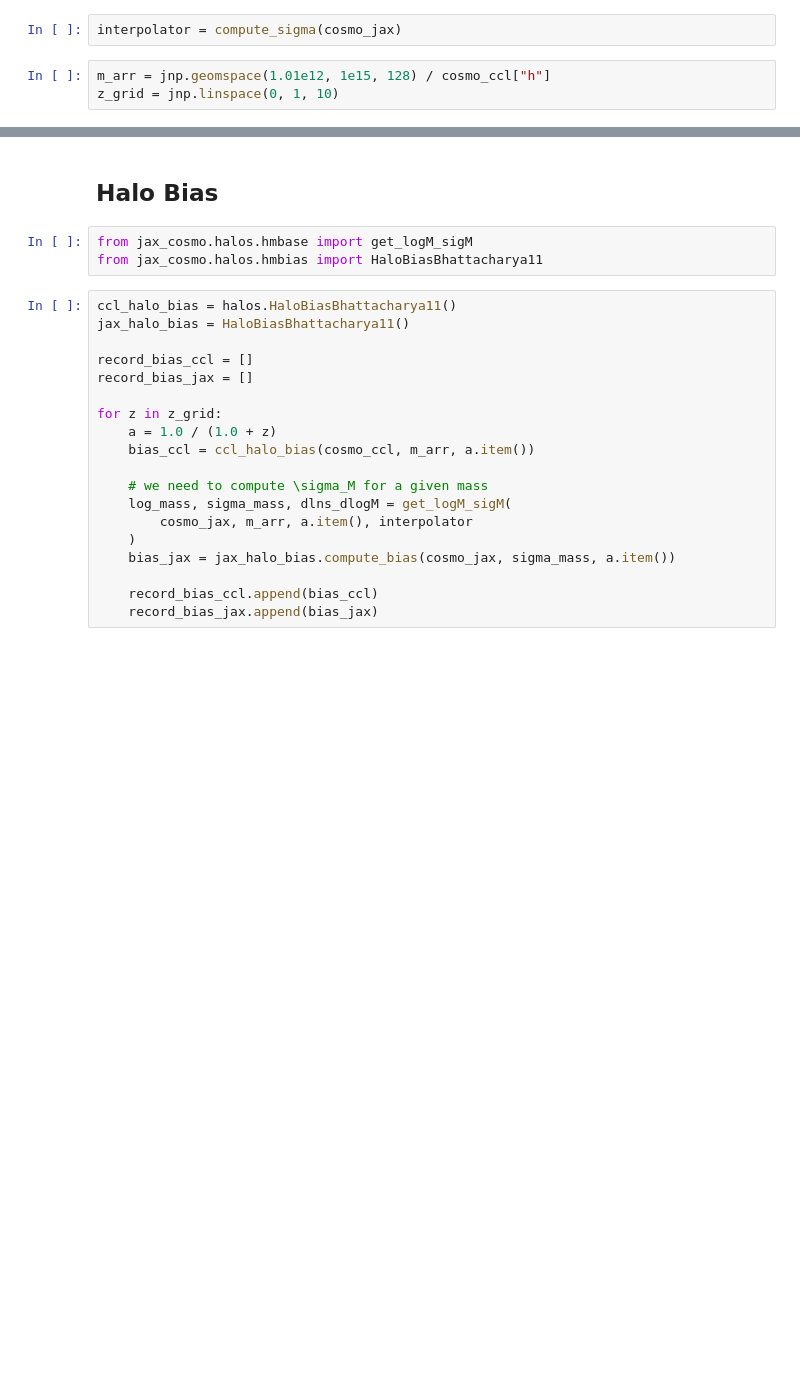
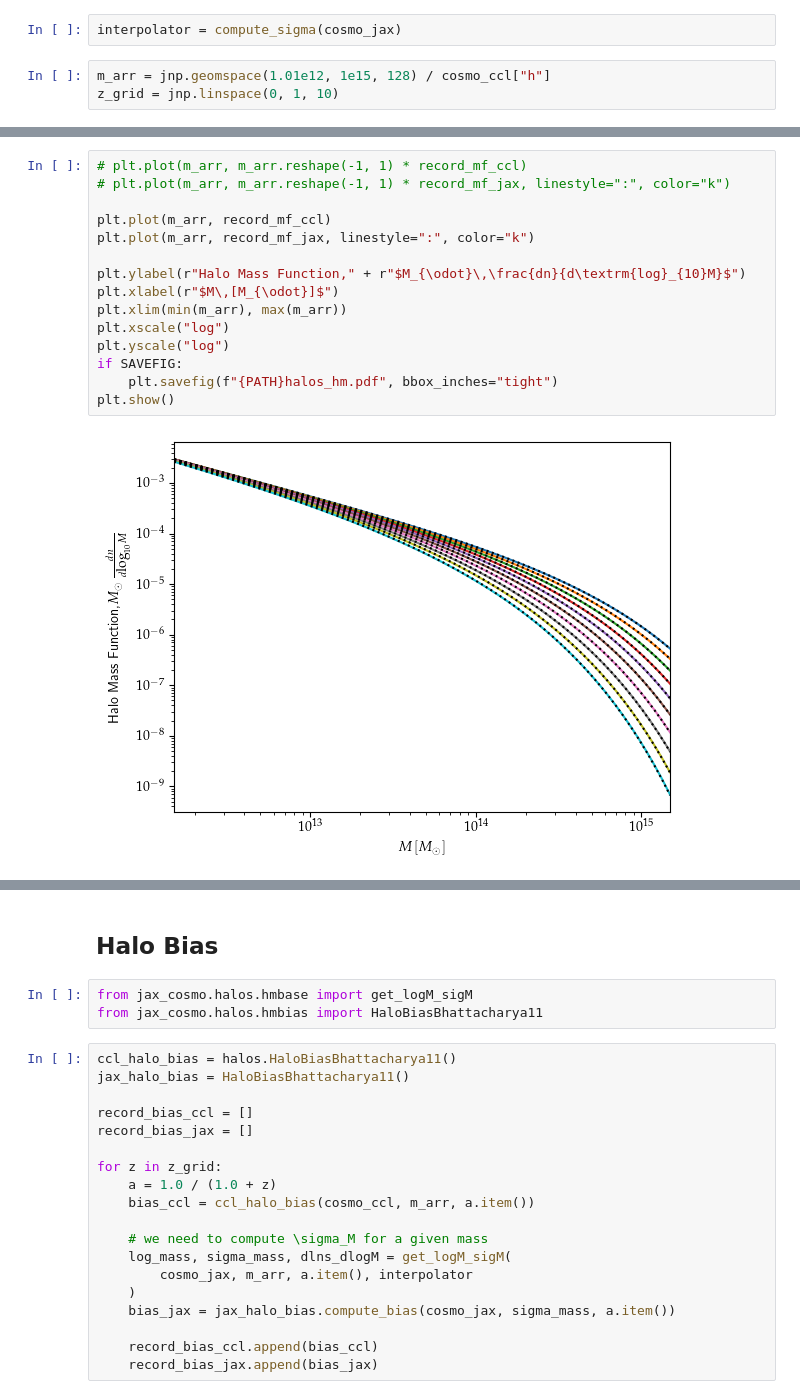
Before and after one commit to Harry45/jaxccl, a Jupyter notebook: notebook_hmfunc.ipynb, the cells around one changed output, grey strips where cells are left out. Drawn from its saved outputs; the diff is of its cells as text; blank space fills up the shorter version.

```diff
--- a/notebook_hmfunc.ipynb
+++ b/notebook_hmfunc.ipynb
@@ -72,6 +75,23 @@ for z in z_grid:
 
 record_mf_ccl = jnp.asarray(record_mf_ccl).T
 record_mf_jax = jnp.asarray(record_mf_jax).T
+# %%
+# plt.plot(m_arr, m_arr.reshape(-1, 1) * record_mf_ccl)
+# plt.plot(m_arr, m_arr.reshape(-1, 1) * record_mf_jax, linestyle=":", color="k")
+
+plt.plot(m_arr, record_mf_ccl)
+plt.plot(m_arr, record_mf_jax, linestyle=":", color="k")
+
+plt.ylabel(r"Halo Mass Function," + r"$M_{\odot}\,\frac{dn}{d\textrm{log}_{10}M}$")
+plt.xlabel(r"$M\,[M_{\odot}]$")
+plt.xlim(min(m_arr), max(m_arr))
+plt.xscale("log")
+plt.yscale("log")
+if SAVEFIG:
+    plt.savefig(f"{PATH}halos_hm.pdf", bbox_inches="tight")
+plt.show()
+# %% [output]
+[figure, added]
 # %%
 plt.plot(m_arr, m_arr.reshape(-1, 1) * record_mf_ccl)
 plt.plot(m_arr, m_arr.reshape(-1, 1) * record_mf_jax, linestyle=":", color="k")
```
Also changed, not shown: parts of 18 cells of this notebook, 4 other files.
